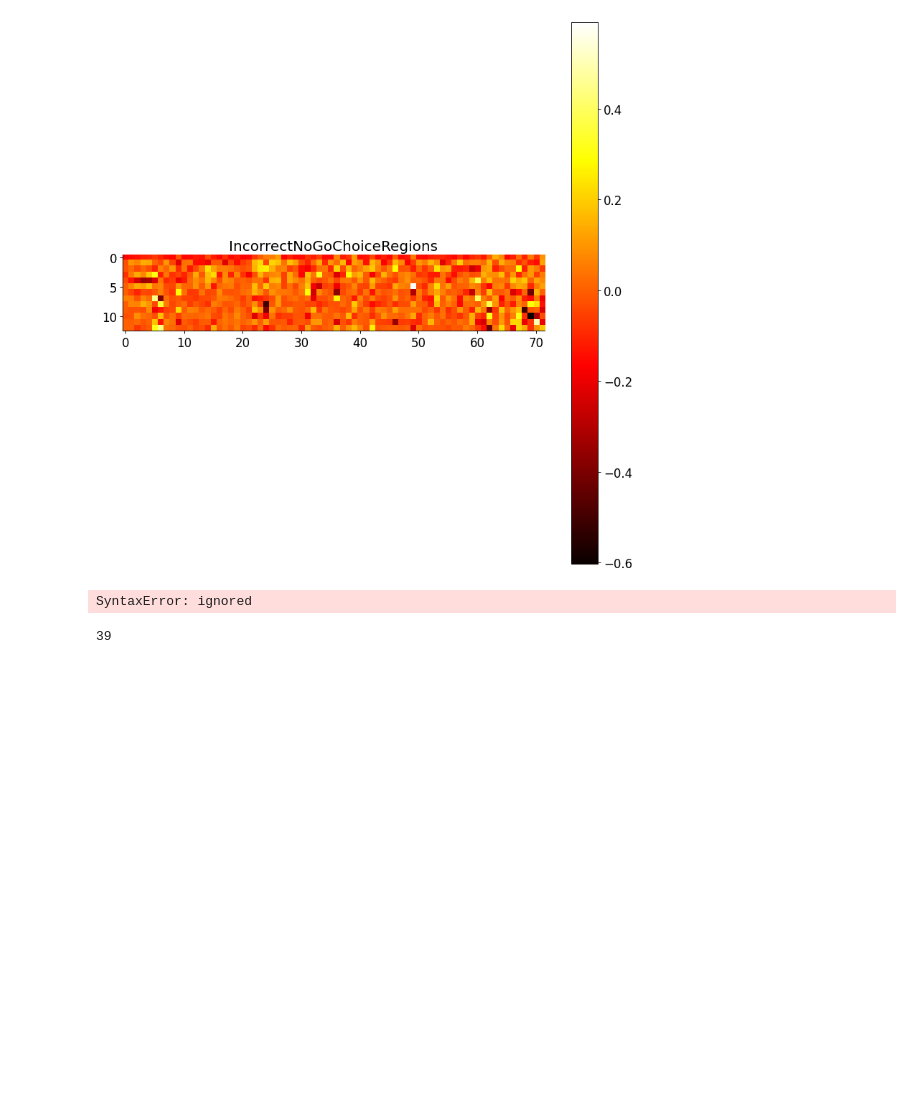
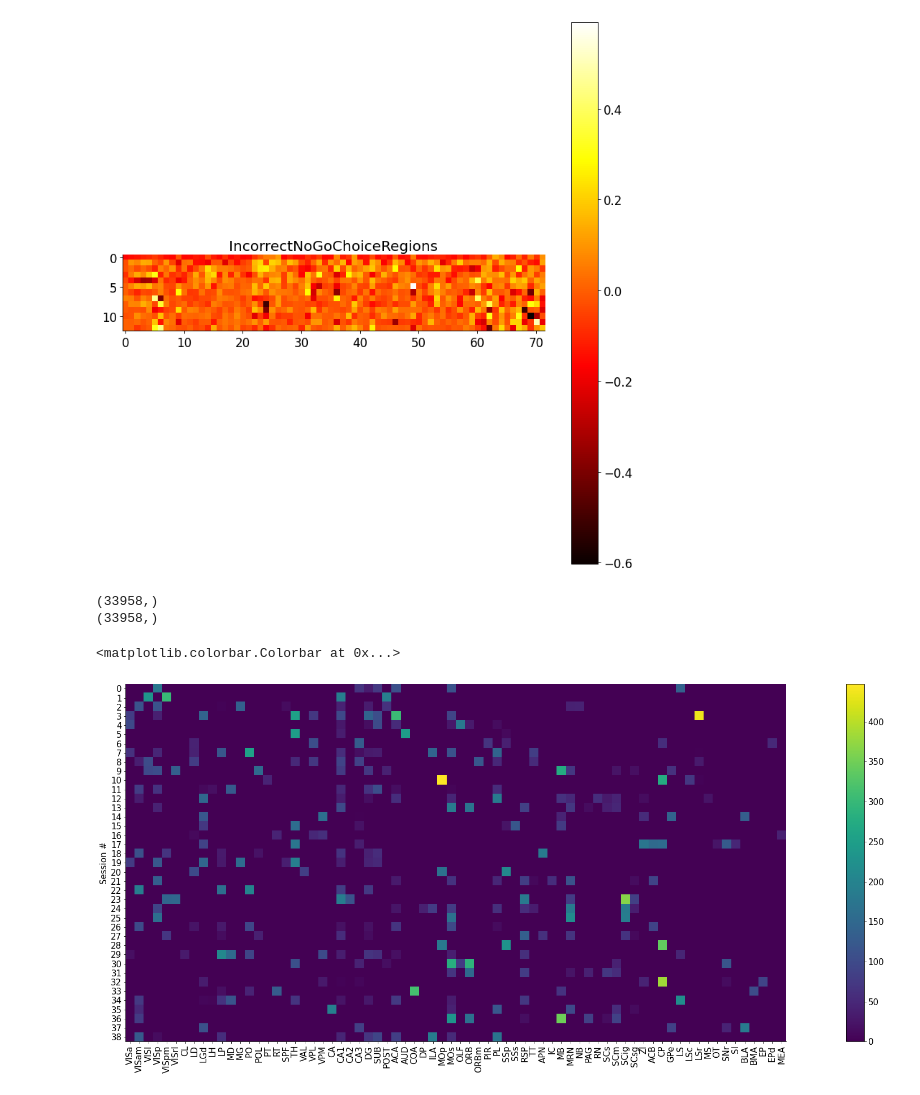
Before and after one commit to droumis/capuchin, a Jupyter notebook: SteinmetzDataPCA.ipynb, the cells around one changed output. Saved outputs shown, nothing was run; the diff lists cells and outputs as text; code cells hidden in the pictures; blank space fills up the shorter version.

Commit message:
analysis of neurons/regions across all sessions

```diff
--- a/SteinmetzDataPCA.ipynb
+++ b/SteinmetzDataPCA.ipynb
@@ -349,31 +349,39 @@ Text(0.5, 1.0, 'IncorrectNoGoChoiceRegions')
 # %%
 #organize neurons recorded across session
 #create a plot with session x region with neurons recorded in each bar
 
 #variables of interest
 print(sessionID.shape)
 print(allLoc.shape)
 
 #create empty matrix to store neuronN data (session x region)
-neuronCounts = np.empty((sessionN, len(allregions))
+neuronCounts = np.zeros((sessionN, len(allregions)))
 
 #go through each session
 for s in range(0,sessionN):
     currSessIdx = np.where(sessionID == s)
     currSessReg = allLoc[currSessIdx]
 
     #now loop through all possible regions
     for r in range(0,len(allregions)):
         currReg = allregions[r]
 
         #get number of neurons recorded in this region
-        currNeurN = len(np.where(currSessReg==currReg))
+        currNeurN = np.sum(currSessReg==currReg)
+        if currNeurN > 0:
+            #add this number to the matrix
+            neuronCounts[s,r] = currNeurN
 
-        #add this number to the matrix
-        neuronCounts[s,r] = currNeurN
+x = np.arange(0,len(allregions))
+y = np.arange(0,sessionN)
+plt.figure(figsize=(30, 10))
+plt.imshow(neuronCounts)
+plt.xticks(x, allregions, rotation = 'vertical')
+plt.yticks(y, y)
+plt.ylabel('Session #')
+plt.colorbar()
 # %% [output]
-SyntaxError: ignored
+(33958,)
+(33958,)
+<matplotlib.colorbar.Colorbar at 0x...>
+[figure, added]
-# %%
-print(sessionN)
-# %% [output]
-39
```
